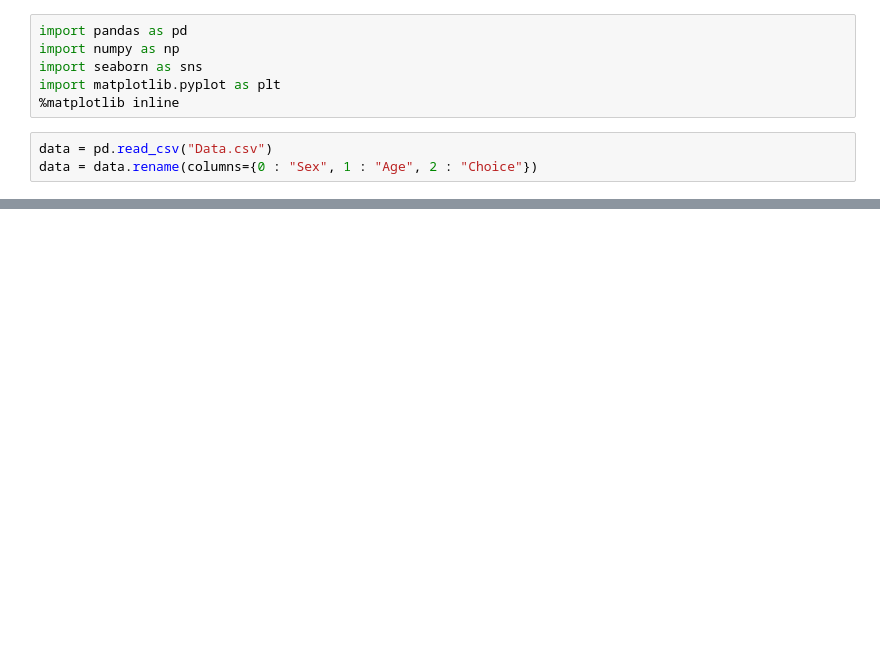
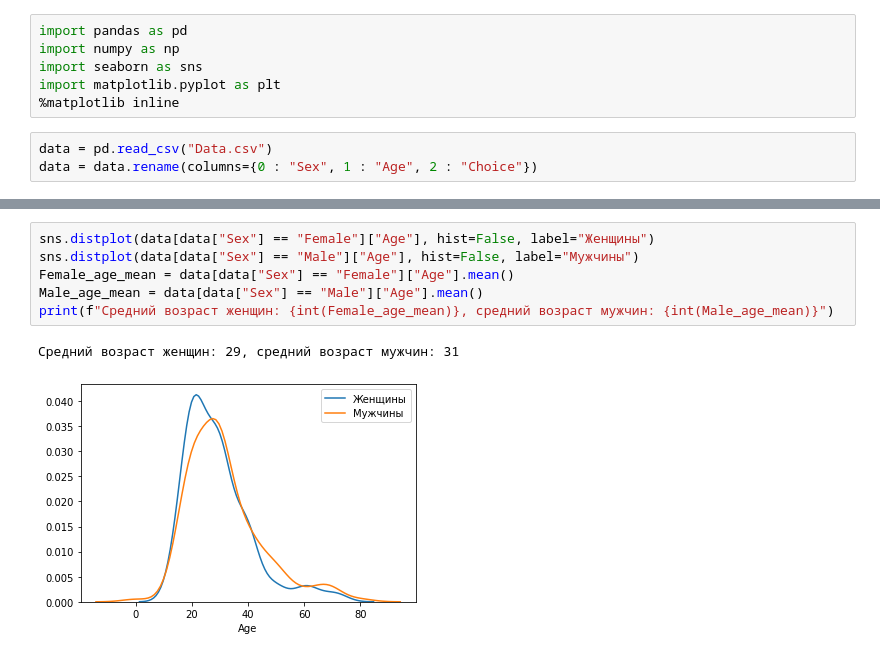
Before and after one commit to Delanary/Conscription_Russia, a Jupyter notebook: Lab.ipynb, the cells around one changed output, grey strips where cells are left out. Cells and saved outputs as stored; diff of their text form; blank space fills up the shorter version.

```diff
--- a/Lab.ipynb
+++ b/Lab.ipynb
@@ -34,0 +30,9 @@ Name: Choice, Length: 409, dtype: object
+# %%
+sns.distplot(data[data["Sex"] == "Female"]["Age"], hist=False, label="Женщины")
+sns.distplot(data[data["Sex"] == "Male"]["Age"], hist=False, label="Мужчины")
+Female_age_mean = data[data["Sex"] == "Female"]["Age"].mean()
+Male_age_mean = data[data["Sex"] == "Male"]["Age"].mean()
+print(f"Средний возраст женщин: {int(Female_age_mean)}, средний возраст мужчин: {int(Male_age_mean)}")
+# %% [output]
+Средний возраст женщин: 29, средний возраст мужчин: 31
+[figure, added]
```
Also changed, not shown: parts of 13 cells of this notebook, 2 other files.
